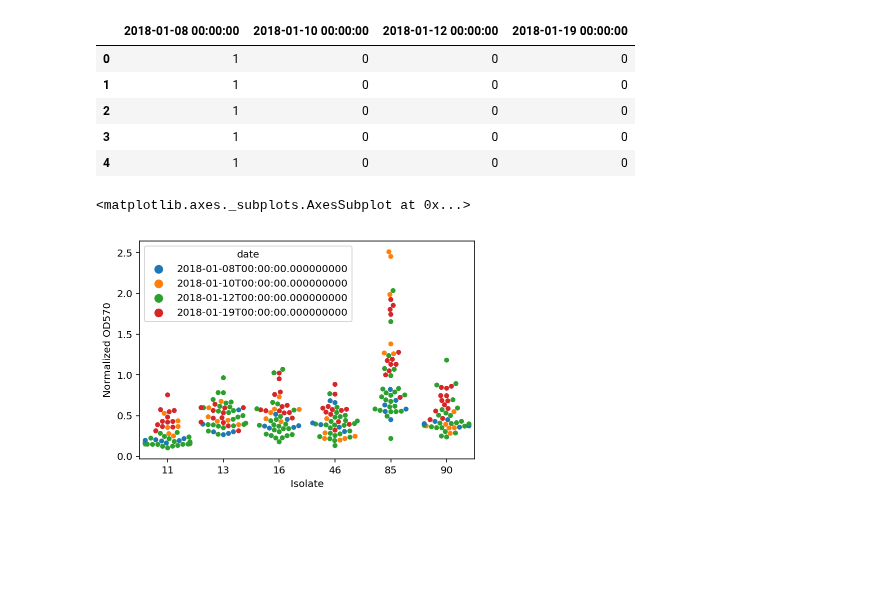
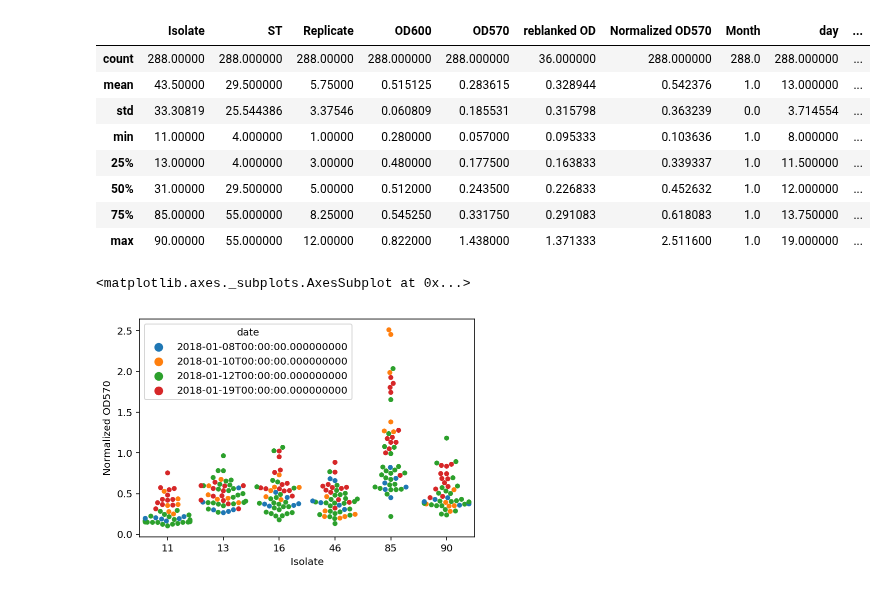
Before and after one commit to afcarl/mia-stats, a Jupyter notebook: biofilm/20180201-analysis.ipynb, the cells around one changed output. Drawn from its saved outputs; the diff is of its cells as text; code cells hidden in the pictures; blank space fills up the shorter version.

```diff
--- a/biofilm/20180201-analysis.ipynb
+++ b/biofilm/20180201-analysis.ipynb
@@ -29,12 +27,15 @@ data.sample(5)
-# %%
-pd.get_dummies(data['date_coded']).head()
-# %% [output]
-|  | 2018-01-08 00:00:00 | 2018-01-10 00:00:00 | 2018-01-12 00:00:00 | 2018-01-19 00:00:00 |
-| 0 | 1 | 0 | 0 | 0 |
-| 1 | 1 | 0 | 0 | 0 |
-| 2 | 1 | 0 | 0 | 0 |
-| 3 | 1 | 0 | 0 | 0 |
-| 4 | 1 | 0 | 0 | 0 |
+# %%
+data.describe()
+# %% [output]
+|  | Isolate | ST | Replicate | OD600 | OD570 | reblanked OD | Normalized OD570 | Month | day | ... |
+| count | 288.00000 | 288.000000 | 288.00000 | 288.000000 | 288.000000 | 36.000000 | 288.000000 | 288.0 | 288.000000 | ... |
+| mean | 43.50000 | 29.500000 | 5.75000 | 0.515125 | 0.283615 | 0.328944 | 0.542376 | 1.0 | 13.000000 | ... |
+| std | 33.30819 | 25.544386 | 3.37546 | 0.060809 | 0.185531 | 0.315798 | 0.363239 | 0.0 | 3.714554 | ... |
+| min | 11.00000 | 4.000000 | 1.00000 | 0.280000 | 0.057000 | 0.095333 | 0.103636 | 1.0 | 8.000000 | ... |
+| 25% | 13.00000 | 4.000000 | 3.00000 | 0.480000 | 0.177500 | 0.163833 | 0.339337 | 1.0 | 11.500000 | ... |
+| 50% | 31.00000 | 29.500000 | 5.00000 | 0.512000 | 0.243500 | 0.226833 | 0.452632 | 1.0 | 12.000000 | ... |
+| 75% | 85.00000 | 55.000000 | 8.25000 | 0.545250 | 0.331750 | 0.291083 | 0.618083 | 1.0 | 13.750000 | ... |
+| max | 90.00000 | 55.000000 | 12.00000 | 0.822000 | 1.438000 | 1.371333 | 2.511600 | 1.0 | 19.000000 | ... |
 # %%
 import seaborn as sns
 sns.swarmplot(x='Isolate', y='Normalized OD570', hue='date', data=data)
```
Also changed, not shown: parts of 6 cells of this notebook, 1 other file.
